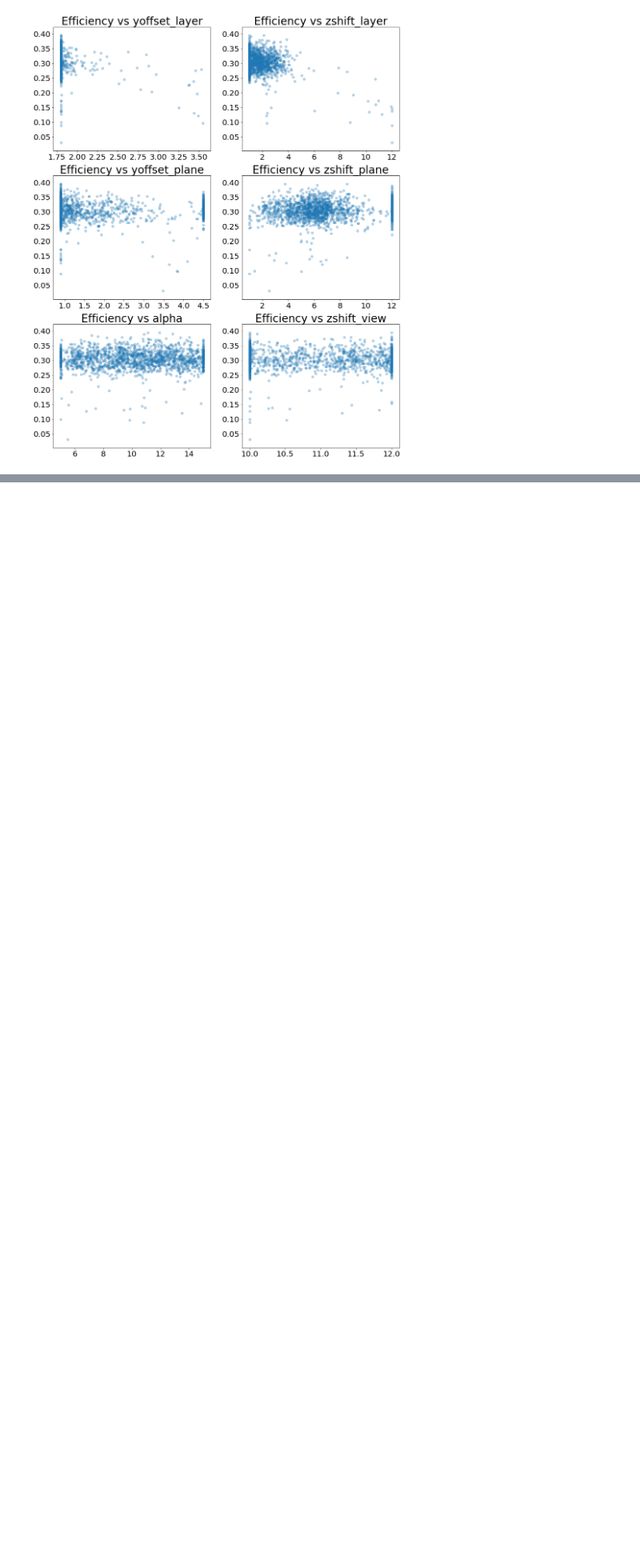
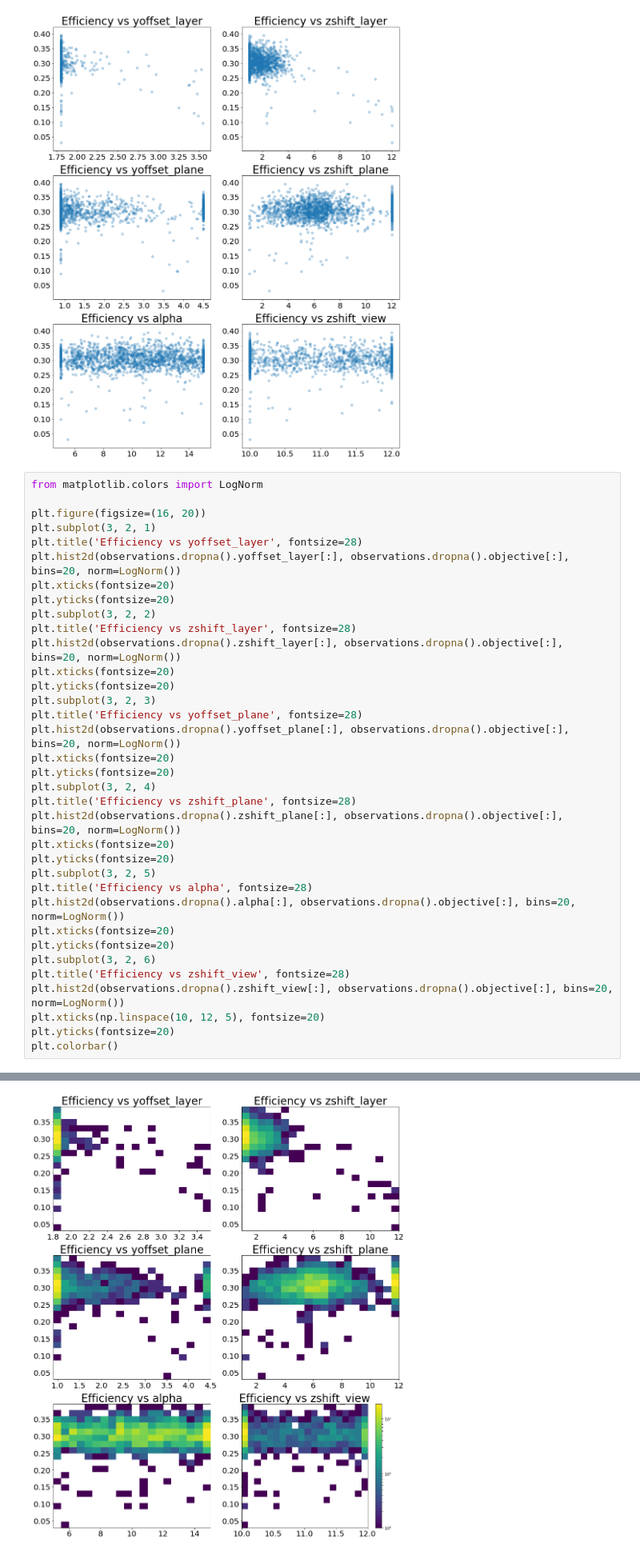
Before and after one commit to hushchyn-mikhail/ShipOpt2, a Jupyter notebook: PatternRecognitionOptimization/Analysis.ipynb, the cells around one changed output, grey strips where cells are left out. Shown at 80% size. Saved outputs shown, nothing was run; the diff lists cells and outputs as text; blank space fills up the shorter version.

Commit message:
New plots

```diff
--- a/PatternRecognitionOptimization/Analysis.ipynb
+++ b/PatternRecognitionOptimization/Analysis.ipynb
@@ -62,3 +62,39 @@ plt.yticks(fontsize=20)
 (array([0.  , 0.05, 0.1 , 0.15, 0.2 , 0.25, 0.3 , 0.35, 0.4 , 0.45]),
  <a list of 10 Text yticklabel objects>)
 [figure]
+# %%
+from matplotlib.colors import LogNorm
+
+plt.figure(figsize=(16, 20))
+plt.subplot(3, 2, 1)
+plt.title('Efficiency vs yoffset_layer', fontsize=28)
+plt.hist2d(observations.dropna().yoffset_layer[:], observations.dropna().objective[:], bins=20, norm=LogNorm())
+plt.xticks(fontsize=20)
+plt.yticks(fontsize=20)
+plt.subplot(3, 2, 2)
+plt.title('Efficiency vs zshift_layer', fontsize=28)
+plt.hist2d(observations.dropna().zshift_layer[:], observations.dropna().objective[:], bins=20, norm=LogNorm())
+plt.xticks(fontsize=20)
+plt.yticks(fontsize=20)
+plt.subplot(3, 2, 3)
+plt.title('Efficiency vs yoffset_plane', fontsize=28)
+plt.hist2d(observations.dropna().yoffset_plane[:], observations.dropna().objective[:], bins=20, norm=LogNorm())
+plt.xticks(fontsize=20)
+plt.yticks(fontsize=20)
+plt.subplot(3, 2, 4)
+plt.title('Efficiency vs zshift_plane', fontsize=28)
+plt.hist2d(observations.dropna().zshift_plane[:], observations.dropna().objective[:], bins=20, norm=LogNorm())
+plt.xticks(fontsize=20)
+plt.yticks(fontsize=20)
+plt.subplot(3, 2, 5)
+plt.title('Efficiency vs alpha', fontsize=28)
+plt.hist2d(observations.dropna().alpha[:], observations.dropna().objective[:], bins=20, norm=LogNorm())
+plt.xticks(fontsize=20)
+plt.yticks(fontsize=20)
+plt.subplot(3, 2, 6)
+plt.title('Efficiency vs zshift_view', fontsize=28)
+plt.hist2d(observations.dropna().zshift_view[:], observations.dropna().objective[:], bins=20, norm=LogNorm())
+plt.xticks(np.linspace(10, 12, 5), fontsize=20)
+plt.yticks(fontsize=20)
+plt.colorbar()
+# %% [output]
@@ -65,3 +102,4 @@ plt.yticks(fontsize=20)
+[figure, added]
 # %%
 np.linspace(10, 12, 5)
 # %% [output]
```
Also changed, not shown: parts of 40 cells of this notebook.
